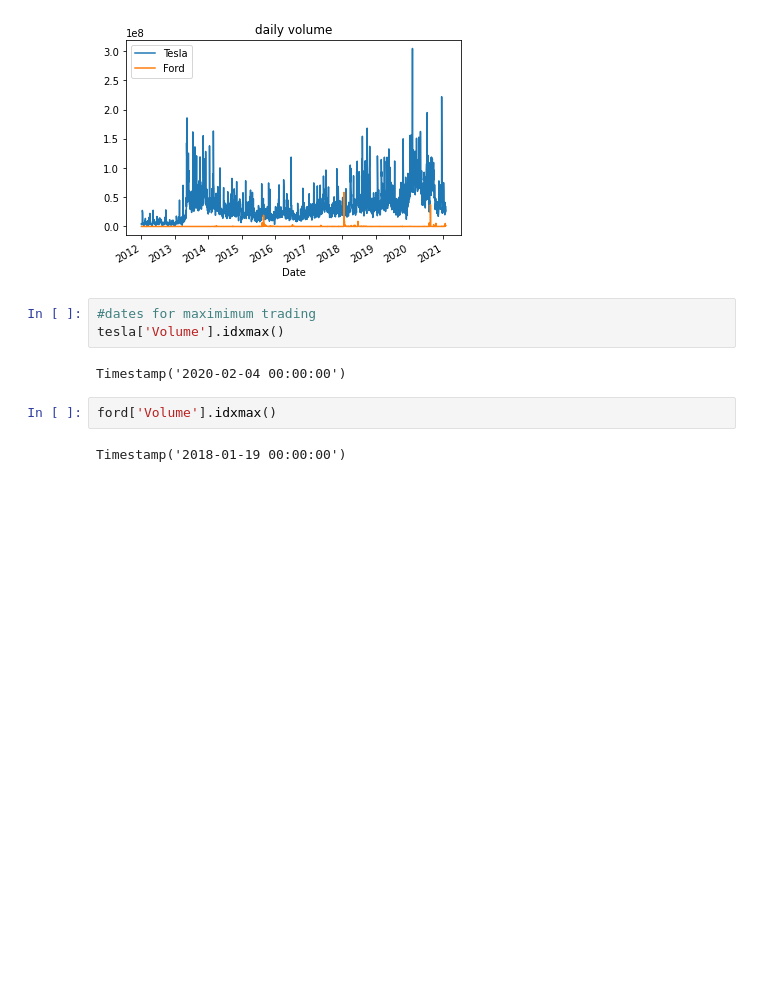
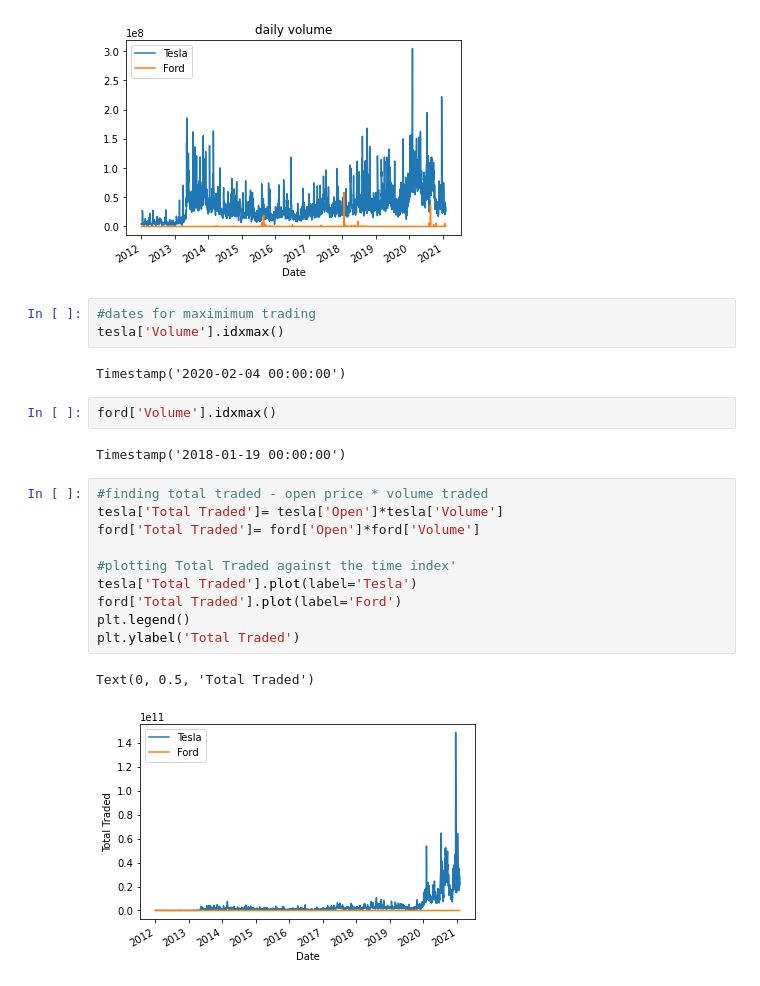
Before and after one commit to anacarol84/Project1_Tesla, a Jupyter notebook: Project-1/Tesla vs Ford.ipynb, the cells around one changed output. Drawn from its saved outputs; the diff is of its cells as text; blank space fills up the shorter version.

```diff
--- a/Project-1/Tesla vs Ford.ipynb
+++ b/Project-1/Tesla vs Ford.ipynb
@@ -66,3 +66,16 @@ Timestamp('2020-02-04 00:00:00')
 ford['Volume'].idxmax()
 # %% [output]
 Timestamp('2018-01-19 00:00:00')
+# %%
+#finding total traded - open price * volume traded
+tesla['Total Traded']= tesla['Open']*tesla['Volume']
+ford['Total Traded']= ford['Open']*ford['Volume']
+
+#plotting Total Traded against the time index'
+tesla['Total Traded'].plot(label='Tesla')
+ford['Total Traded'].plot(label='Ford')
+plt.legend()
+plt.ylabel('Total Traded')
+# %% [output]
+Text(0, 0.5, 'Total Traded')
+[figure, added]
```
Also changed, not shown: parts of 4 cells of this notebook.
